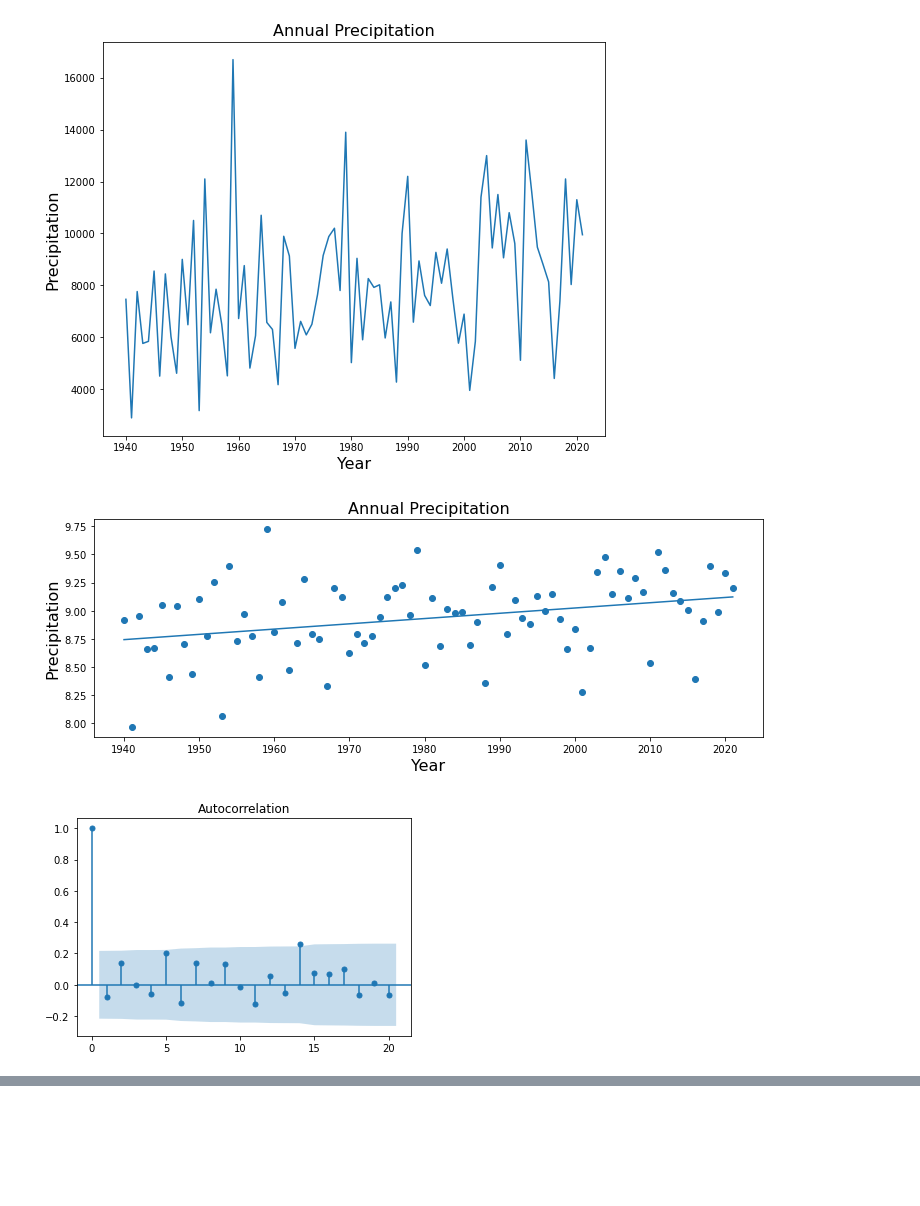
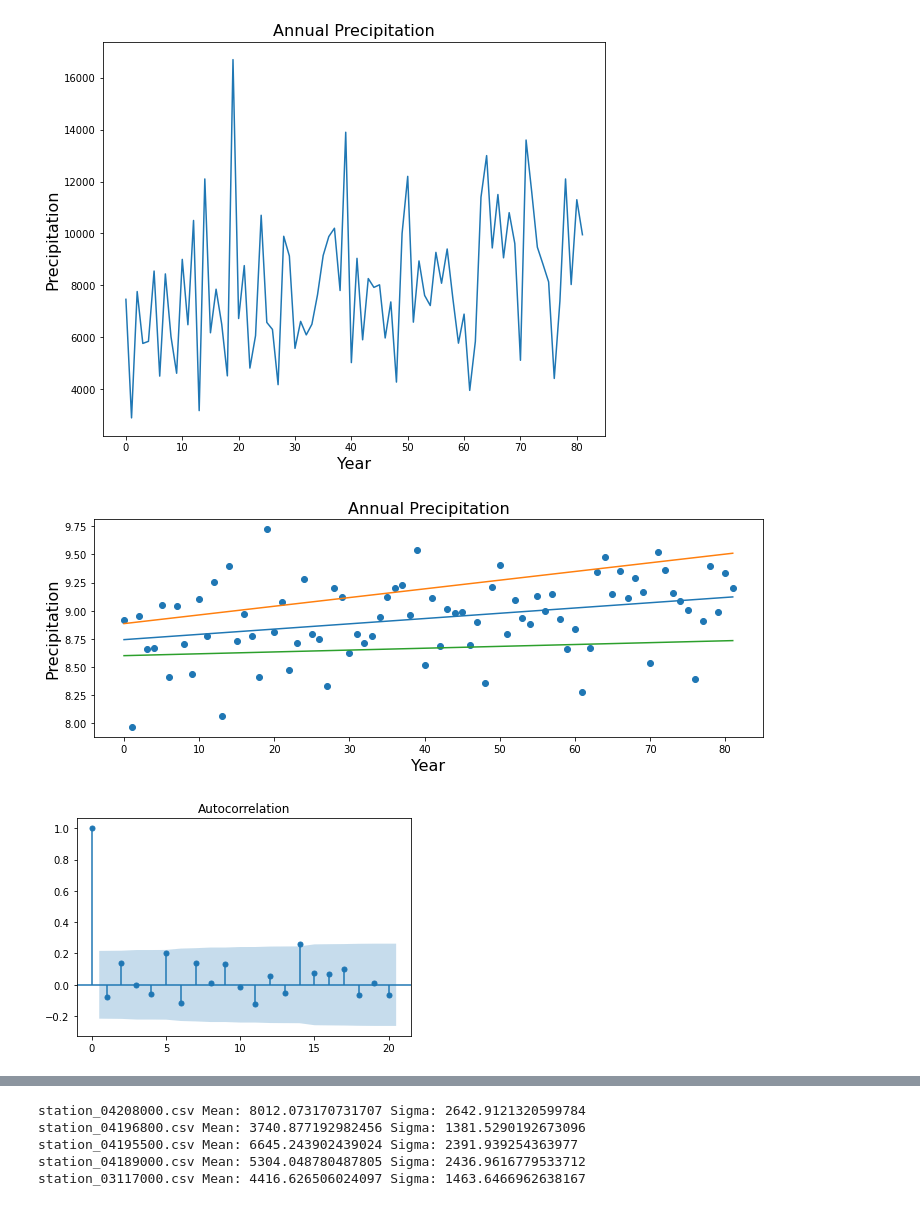
Before and after one commit to aviral-ag/Frequency-Analysis-of-Non-Stationary-Hydrological-Extremes-in-Northern-Ohio-, a Jupyter notebook: Trend_detection.ipynb, the cells around one changed output, grey strips where cells are left out. Saved outputs shown, nothing was run; the diff lists cells and outputs as text; code cells hidden in the pictures; blank space fills up the shorter version.

```diff
--- a/Trend_detection.ipynb
+++ b/Trend_detection.ipynb
@@ -101,6 +101,9 @@ Data = pd.read_csv('station_04208000.csv')
 maxQ, yearMaxQ = cf.annual_max(Data)
 ###FALL
 # maxQ, yearMaxQ = Fall.Fall_max(Data)
+
+#Using Index years
+yearMaxQ = np.arange(0,len(yearMaxQ),1)
 
 #OLS regression:
 lr = ft(np.log(maxQ), yearMaxQ)
@@ -122,37 +125,37 @@ yL = beta_L*yearMaxQ + interc_L
 
 # Annual Max Plot:
 fig = plt.figure()
 plt.plot(yearMaxQ, maxQ)
 plt.xlabel('Year', fontsize=16)
 plt.ylabel('Precipitation', fontsize=16)
 plt.title('Annual Precipitation', fontsize=16)
 fig.set_size_inches([9, 7.25])
 fig.savefig('Annual Precipitation', dpi=300)
 plt.show()
 
 #Annual Maxima with trend line plot:
 fig = plt.figure()
 plt.scatter(yearMaxQ, np.log(maxQ))
 plt.plot(yearMaxQ,y)
-# plt.plot(yearMaxQ,yH)
-# plt.plot(yearMaxQ,yL)
+plt.plot(yearMaxQ,yH)
+plt.plot(yearMaxQ,yL)
 plt.xlabel('Year', fontsize=16)
 plt.ylabel('Precipitation', fontsize=16)
 plt.title('Annual Precipitation', fontsize=16)
 fig.set_size_inches([12, 4])
 fig.savefig('Annual Precipitation', dpi=300)
 plt.show()
 
 
 #TESTS
 # m = check_ln2.qq_plot(maxQ)
 acf_pacf(maxQ)
 main_mk(maxQ)
 lr = ft(np.log(maxQ), yearMaxQ)
 print(lr.summary())
 # %% [output]
-[figure, old version]
+[figure, new version]
-[figure, old version]
+[figure, new version]
 [figure]
 [figure]
 Z_value: 3.1515822332825425
@@ -174,0 +178,16 @@ strong multicollinearity or other numerical problems.
+# %%
+#For all stations:
+Stations = ['station_04208000.csv','station_04196800.csv','station_04195500.csv','station_04189000.csv','station_03117000.csv']
+
+# Mean flow and sigma
+for s in Stations:
+    data = pd.read_csv(s)
+    maxQ, years = cf.annual_max(data)
+    ybar,std, skew = cf.findmoments(maxQ)
+    print(s + ' Mean: ' + str(ybar) + ' Sigma: ' + str(std))
+# %% [output]
+station_04208000.csv Mean: 8012.073170731707 Sigma: 2642.9121320599784
+station_04196800.csv Mean: 3740.877192982456 Sigma: 1381.5290192673096
+station_04195500.csv Mean: 6645.243902439024 Sigma: 2391.939254363977
+station_04189000.csv Mean: 5304.048780487805 Sigma: 2436.9616779533712
+station_03117000.csv Mean: 4416.626506024097 Sigma: 1463.6466962638167
```
Also changed, not shown: parts of 2 cells of this notebook, 3 other files.
